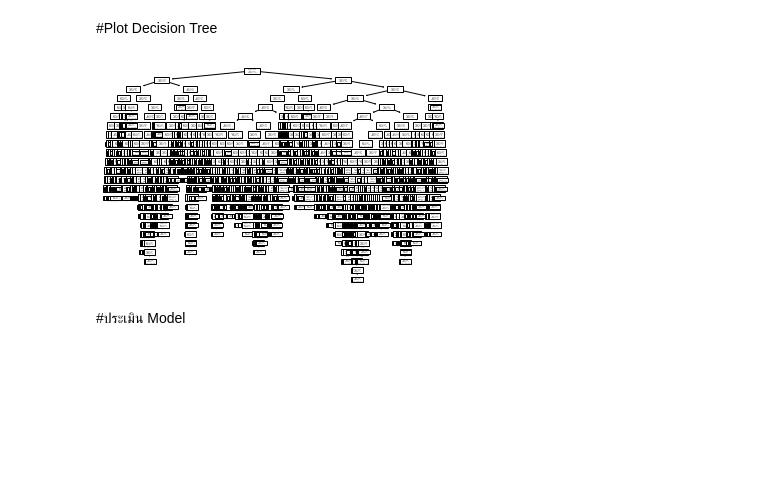
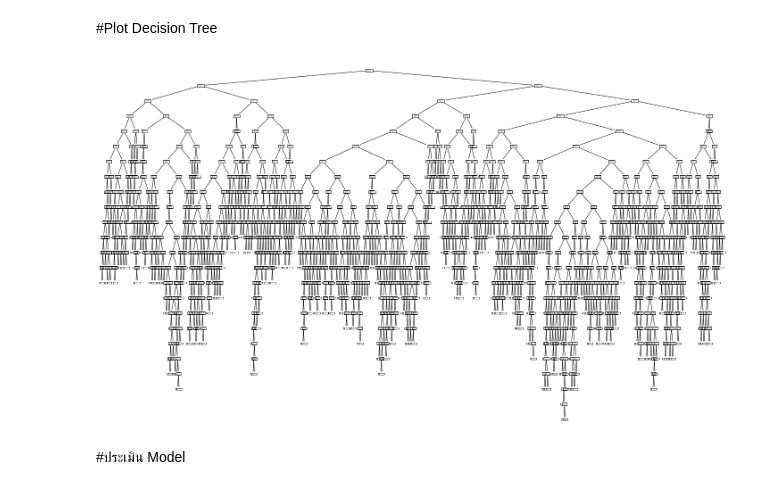
Before and after one commit to NewtonSawitta/bsc_dpdm22, a Jupyter notebook: project.ipynb, the cells around one changed output. Cells and saved outputs as stored; diff of their text form; code cells hidden in the pictures; blank space fills up the shorter version.

Commit message:
Decision tree

```diff
--- a/project.ipynb
+++ b/project.ipynb
@@ -365,7 +363,10 @@ from sklearn.tree import plot_tree
-# %%
-plot_tree(clf);
-# %% [output]
-[figure, removed]
+# %%
+from sklearn.tree import plot_tree
+fig, ax = plt.subplots(figsize=(25,15))
+plot_tree(clf, ax=ax)
+plt.show()
+# %% [output]
+[figure, added]
 # %% [markdown]
 #ประเมิน Model
 # %%
```
Also changed, not shown: parts of 1 cell of this notebook.
